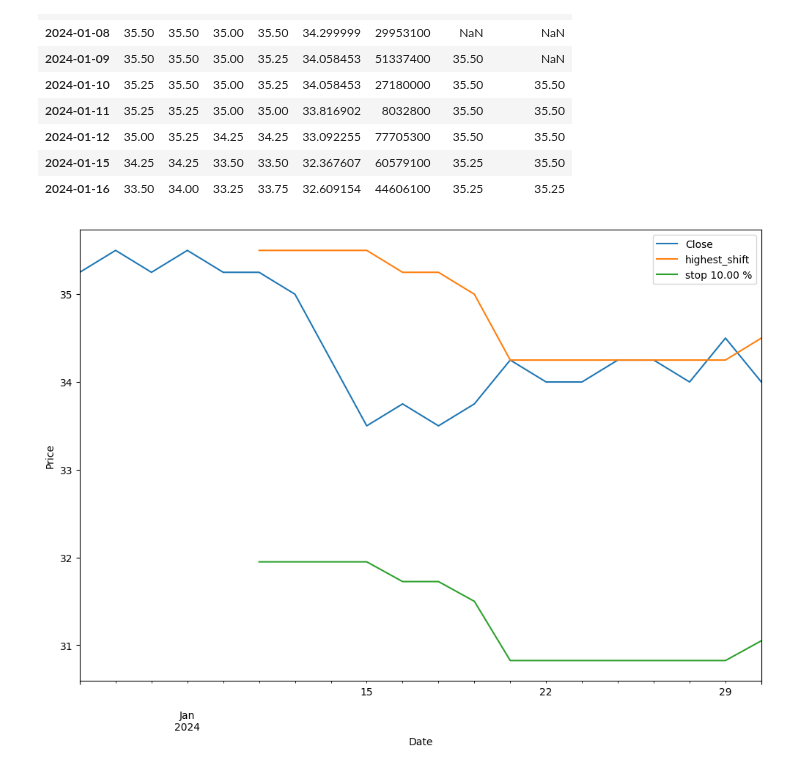
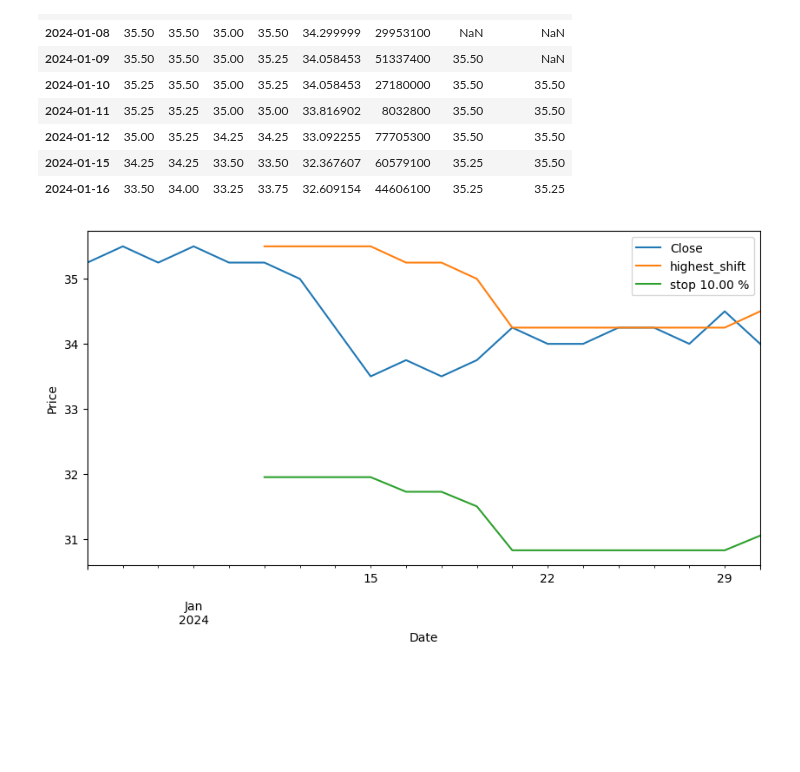
Before and after one commit to pNatTueku/basicPython, a Jupyter notebook: basic_plot_stocks.ipynb, the cells around one changed output. Cells and saved outputs as stored; diff of their text form; code cells hidden in the pictures; blank space fills up the shorter version.

```diff
--- a/basic_plot_stocks.ipynb
+++ b/basic_plot_stocks.ipynb
@@ -381,10 +381,10 @@ ptt.head(10)
 | 2024-01-16 | 33.50 | 34.00 | 33.25 | 33.75 | 32.609154 | 44606100 | 35.25 | 35.25 |
 # %%
 ptt[['Close', 'highest_shift']].plot(figsize = (10, 5))
-(ptt["highest_shift"]*stop_pct).plot(figsize=(12,8), label = f"stop {(1-stop_pct)*100:.2f} %")
+(ptt["highest_shift"]*stop_pct).plot(figsize=(10, 5), label = f"stop {(1-stop_pct)*100:.2f} %")
 plt.ylabel('Price')
 plt.xlabel('Date')
 plt.legend()
 plt.show()
 # %% [output]
-[figure, old version]
+[figure, new version]
```
Also changed, not shown: parts of 6 cells of this notebook.
